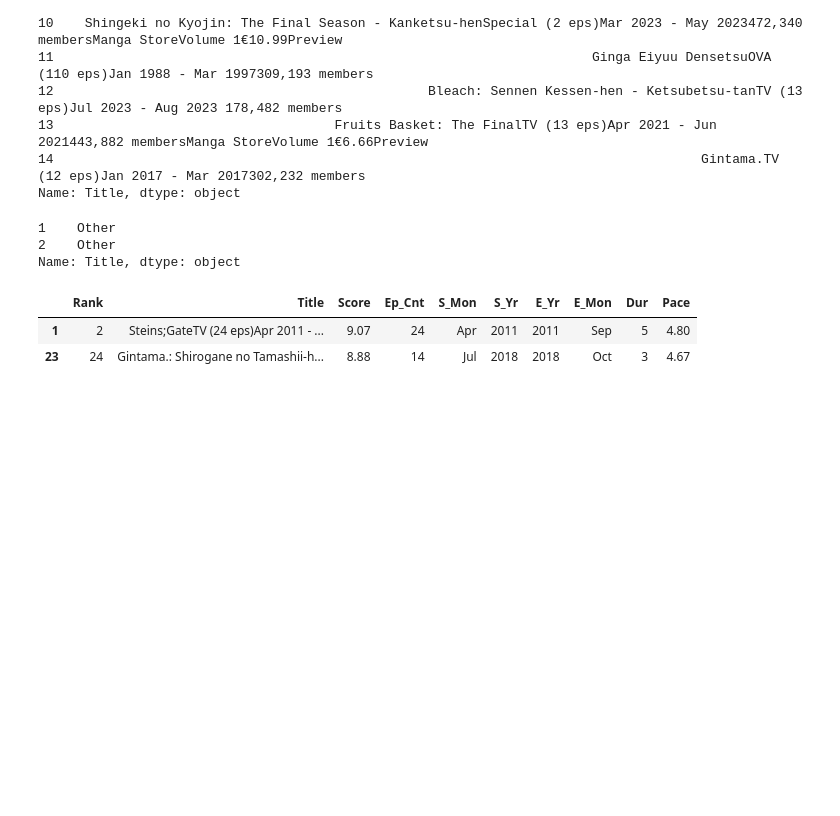
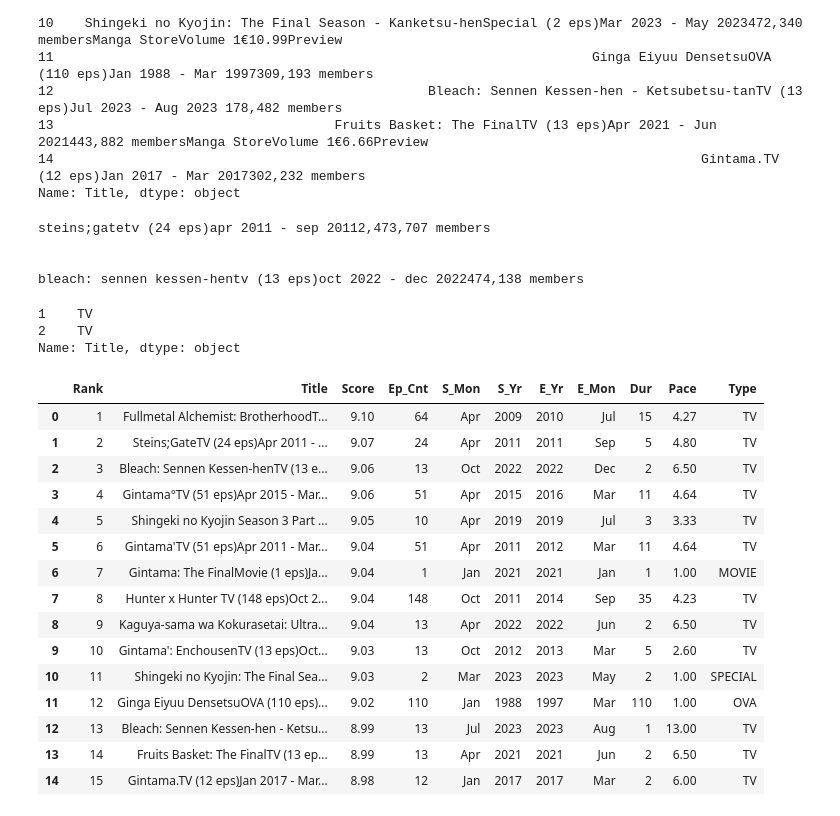
Before and after one commit to Tanish-30-08-2006/data-cleaning-extraction-visualization, a Jupyter notebook: Pandas Learning/Feature Extraction/Anime_Feature_Extraction.ipynb, the cells around one changed output. Cells and saved outputs as stored; diff of their text form; code cells hidden in the pictures; blank space fills up the shorter version.

Commit message:
feat: updated anime feature extraction with analysis based on duration and type and new questions added to analyse

```diff
--- a/Pandas Learning/Feature Extraction/Anime_Feature_Extraction.ipynb
+++ b/Pandas Learning/Feature Extraction/Anime_Feature_Extraction.ipynb
@@ -1295,19 +1295,22 @@ display(df.head(15)['Title'])
 14                                                                                   Gintama.TV (12 eps)Jan 2017 - Mar 2017302,232 members
 Name: Title, dtype: object
 # %%
-#-----------------------WRITING FUNCTION--------------------------#
+#-----------------------DEBUGGING TYPE FUNCTION--------------------------#
 
 def extract_type(title):
 
     lowered_title = str(title).lower() # first convert into string then to lowercase as numbers were there too in title
 
-    if 'tv' in title:
+    print(lowered_title)
+    print("\n")
+
+    if 'tv' in lowered_title:
         return 'TV'
-    elif 'ova' in title:
+    elif 'ova' in lowered_title:
         return 'OVA'
-    elif 'movie' in title:
+    elif 'movie' in lowered_title:
         return 'Movie'
-    elif 'special' in title:
+    elif 'special' in lowered_title:
         return 'Special'
     else:
         return 'Other'
@@ -1316,12 +1319,49 @@ def extract_type(title):
 
 df.loc[[1,2]]['Title'].apply(extract_type)
 # %% [output]
-1    Other
-2    Other
-Name: Title, dtype: object
+steins;gatetv (24 eps)apr 2011 - sep 20112,473,707 members
+
+
+bleach: sennen kessen-hentv (13 eps)oct 2022 - dec 2022474,138 members
+1    TV
+2    TV
+Name: Title, dtype: object
 # %%
-df.loc[[1,23]]
+#---------------------------APPLYING FINAL TYPE FUNCTION TO CREATE NEW COLUMN-------------------#
+
+def extract_type(title):
+
+    lowered_title = str(title).lower() # first convert into string then to lowercase as numbers were there too in title
+
+
+    if 'tv' in lowered_title:
+        return 'TV'
+    elif 'ova' in lowered_title:
+        return 'OVA'
+    elif 'movie' in lowered_title:
+        return 'MOVIE'
+    elif 'special' in lowered_title:
+        return 'SPECIAL'
+    else:
+        return 'OTHER'
+
+
+df['Type'] = df['Title'].apply(extract_type)
+display(df.head(15))
 # %% [output]
-|  | Rank | Title | Score | Ep_Cnt | S_Mon | S_Yr | E_Yr | E_Mon | Dur | Pace |
-| 1 | 2 | Steins;GateTV (24 eps)Apr 2011 - ... | 9.07 | 24 | Apr | 2011 | 2011 | Sep | 5 | 4.80 |
-| 23 | 24 | Gintama.: Shirogane no Tamashii-h... | 8.88 | 14 | Jul | 2018 | 2018 | Oct | 3 | 4.67 |
+|  | Rank | Title | Score | Ep_Cnt | S_Mon | S_Yr | E_Yr | E_Mon | Dur | Pace | Type |
+| 0 | 1 | Fullmetal Alchemist: BrotherhoodT... | 9.10 | 64 | Apr | 2009 | 2010 | Jul | 15 | 4.27 | TV |
+| 1 | 2 | Steins;GateTV (24 eps)Apr 2011 - ... | 9.07 | 24 | Apr | 2011 | 2011 | Sep | 5 | 4.80 | TV |
+| 2 | 3 | Bleach: Sennen Kessen-henTV (13 e... | 9.06 | 13 | Oct | 2022 | 2022 | Dec | 2 | 6.50 | TV |
+| 3 | 4 | Gintama°TV (51 eps)Apr 2015 - Mar... | 9.06 | 51 | Apr | 2015 | 2016 | Mar | 11 | 4.64 | TV |
+| 4 | 5 | Shingeki no Kyojin Season 3 Part ... | 9.05 | 10 | Apr | 2019 | 2019 | Jul | 3 | 3.33 | TV |
+| 5 | 6 | Gintama'TV (51 eps)Apr 2011 - Mar... | 9.04 | 51 | Apr | 2011 | 2012 | Mar | 11 | 4.64 | TV |
+| 6 | 7 | Gintama: The FinalMovie (1 eps)Ja... | 9.04 | 1 | Jan | 2021 | 2021 | Jan | 1 | 1.00 | MOVIE |
+| 7 | 8 | Hunter x Hunter TV (148 eps)Oct 2... | 9.04 | 148 | Oct | 2011 | 2014 | Sep | 35 | 4.23 | TV |
+| 8 | 9 | Kaguya-sama wa Kokurasetai: Ultra... | 9.04 | 13 | Apr | 2022 | 2022 | Jun | 2 | 6.50 | TV |
+| 9 | 10 | Gintama': EnchousenTV (13 eps)Oct... | 9.03 | 13 | Oct | 2012 | 2013 | Mar | 5 | 2.60 | TV |
+| 10 | 11 | Shingeki no Kyojin: The Final Sea... | 9.03 | 2 | Mar | 2023 | 2023 | May | 2 | 1.00 | SPECIAL |
+| 11 | 12 | Ginga Eiyuu DensetsuOVA (110 eps)... | 9.02 | 110 | Jan | 1988 | 1997 | Mar | 110 | 1.00 | OVA |
+| 12 | 13 | Bleach: Sennen Kessen-hen - Ketsu... | 8.99 | 13 | Jul | 2023 | 2023 | Aug | 1 | 13.00 | TV |
+| 13 | 14 | Fruits Basket: The FinalTV (13 ep... | 8.99 | 13 | Apr | 2021 | 2021 | Jun | 2 | 6.50 | TV |
+| 14 | 15 | Gintama.TV (12 eps)Jan 2017 - Mar... | 8.98 | 12 | Jan | 2017 | 2017 | Mar | 2 | 6.00 | TV |
```
Also changed, not shown: parts of 1 cell of this notebook.
